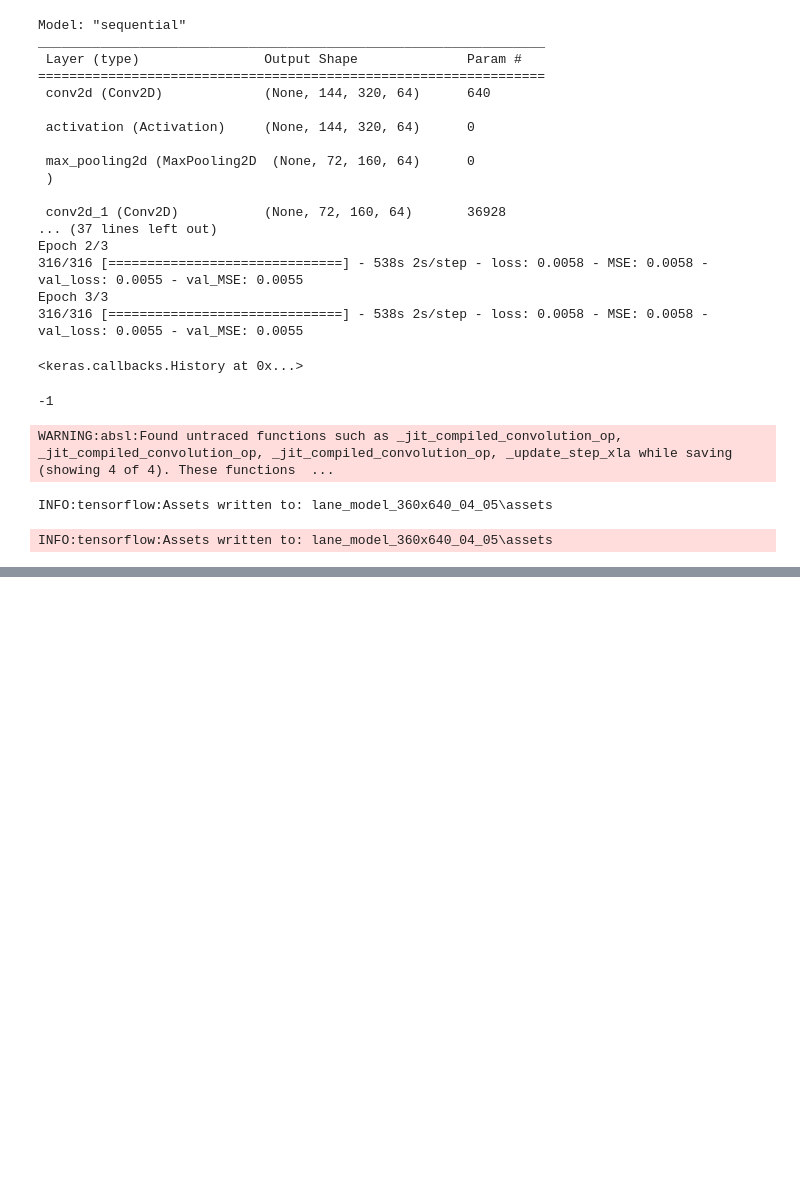
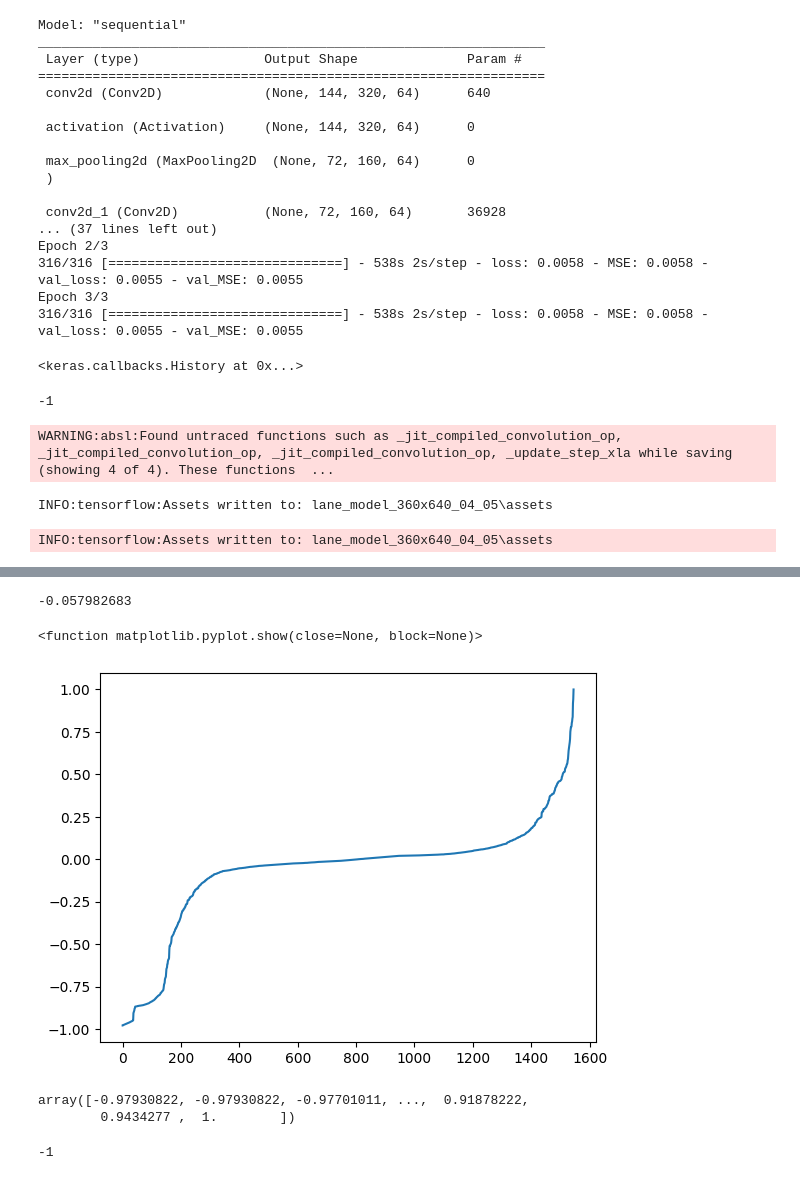
Before and after one commit to vadim7s/SelfDRive, a Jupyter notebook: Model_Build.ipynb, the cells around one changed output, grey strips where cells are left out. Saved outputs shown, nothing was run; the diff lists cells and outputs as text; code cells hidden in the pictures; blank space fills up the shorter version.

```diff
--- a/Model_Build.ipynb
+++ b/Model_Build.ipynb
@@ -257,0 +321,33 @@ INFO:tensorflow:Assets written to: lane_model_360x640_04_05\assets
+# %%
+#adding an extra layer - no difference - not saved
+model = Sequential()
+model.add(Conv2D(64, (3, 3), activation='relu', padding='same', input_shape=X.shape[1:]))
+model.add(Activation('relu'))
+model.add(MaxPooling2D((2, 2)))
+model.add(Conv2D(64, (3, 3), activation='relu', padding='same'))
+model.add(Activation('relu'))
+model.add(MaxPooling2D((2, 2)))
+model.add(Conv2D(64, (3, 3), activation='relu', padding='same'))
+model.add(Activation('relu'))
+model.add(MaxPooling2D((2, 2)))
+model.add(Conv2D(64, (3, 3), activation='relu', padding='same'))
+model.add(Activation('relu'))
+model.add(MaxPooling2D((2, 2)))
+model.add(Flatten())
+model.add(Dense(32))
+model.add(Activation('relu'))
+
+model.add(Dense(1))
+#model.add(Activation('sigmoid')) - removed as regression centred around zero is expected
+
+model.summary()
+
+model.compile(loss='mean_squared_error',
+              optimizer='adam',
+              metrics=['MSE'])
+
+
+model.fit(X, Y, batch_size=32, shuffle=True, epochs=10, validation_split=0.2)
+
+predictions = model.predict(X)
+print("Prediction min: ",predictions.min()," Prediction max: ",predictions.max())
@@ -257,0 +372,22 @@ INFO:tensorflow:Assets written to: lane_model_360x640_04_05\assets
+# %%
+predictions.max()
+# %% [output]
+-0.057982683
+# %%
+from matplotlib import pyplot as plt
+plt.plot(Y)
+plt.show
+# %% [output]
+<function matplotlib.pyplot.show(close=None, block=None)>
+[figure, added]
+# %%
+Y
+# %% [output]
+array([-0.97930822, -0.97930822, -0.97701011, ...,  0.91878222,
+        0.9434277 ,  1.        ])
+# %%
+canny = cv2.Canny(image,50,150)
+cv2.imshow("edges",canny)
+cv2.waitKey(0)
+# %% [output]
+-1
```
Also changed, not shown: parts of 6 cells of this notebook, 2 other files.
